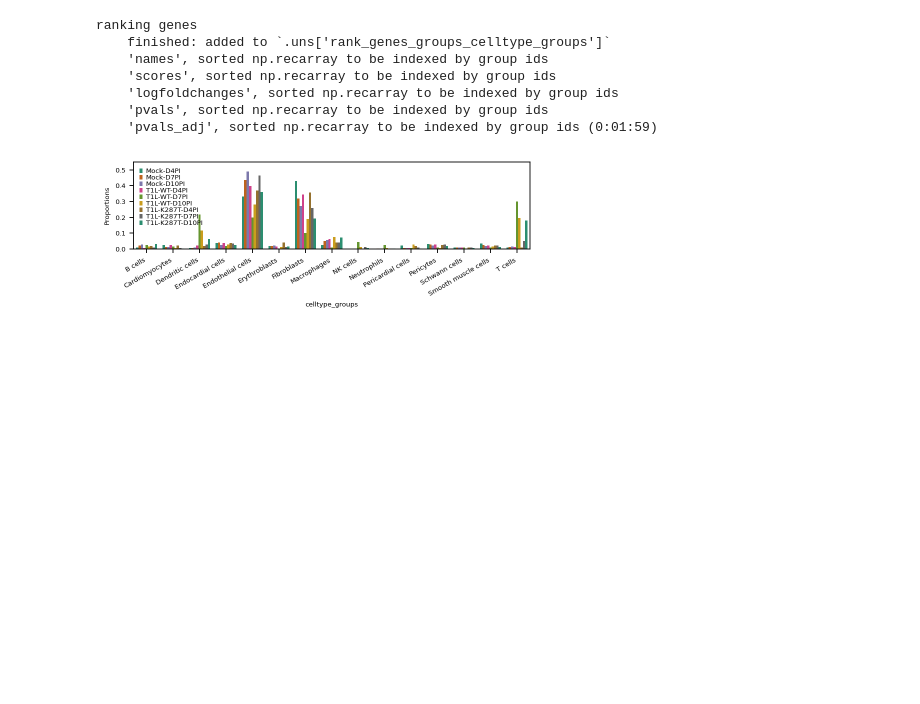
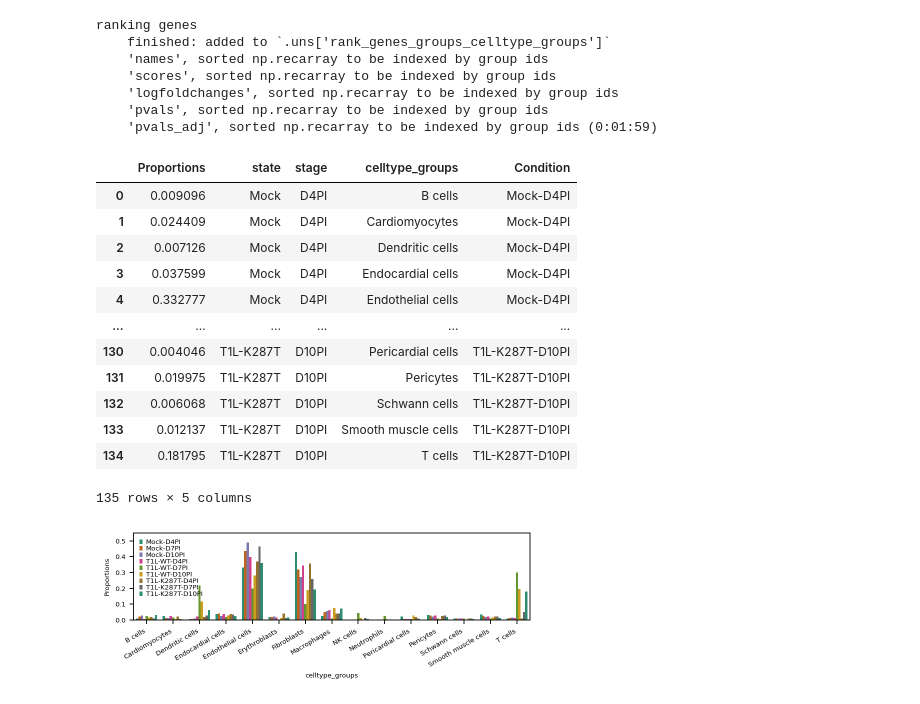
Before and after one commit to madhavmantri/reovirus_induced_myocarditis, a Jupyter notebook: notebooks/heart_scRNAseq_K287T.ipynb, the cells around one changed output. Drawn from its saved outputs; the diff is of its cells as text; code cells hidden in the pictures; blank space fills up the shorter version.

```diff
--- a/notebooks/heart_scRNAseq_K287T.ipynb
+++ b/notebooks/heart_scRNAseq_K287T.ipynb
@@ -429,3 +429,19 @@ counts = pd.DataFrame(counts.stack().astype("float"), columns=["Proportions"])
 counts = counts.join(counts.index.to_frame())
 counts.index = [i for i in range(counts.shape[0])]
 counts["Condition"] = counts.apply(lambda x:'%s-%s' % (x['state'],x['stage']),axis=1)
+# %%
+counts
+# %% [output]
+|  | Proportions | state | stage | celltype_groups | Condition |
+| 0 | 0.009096 | Mock | D4PI | B cells | Mock-D4PI |
+| 1 | 0.024409 | Mock | D4PI | Cardiomyocytes | Mock-D4PI |
+| 2 | 0.007126 | Mock | D4PI | Dendritic cells | Mock-D4PI |
+| 3 | 0.037599 | Mock | D4PI | Endocardial cells | Mock-D4PI |
+| 4 | 0.332777 | Mock | D4PI | Endothelial cells | Mock-D4PI |
+| ... | ... | ... | ... | ... | ... |
+| 130 | 0.004046 | T1L-K287T | D10PI | Pericardial cells | T1L-K287T-D10PI |
+| 131 | 0.019975 | T1L-K287T | D10PI | Pericytes | T1L-K287T-D10PI |
+| 132 | 0.006068 | T1L-K287T | D10PI | Schwann cells | T1L-K287T-D10PI |
+| 133 | 0.012137 | T1L-K287T | D10PI | Smooth muscle cells | T1L-K287T-D10PI |
+| 134 | 0.181795 | T1L-K287T | D10PI | T cells | T1L-K287T-D10PI |
+135 rows × 5 columns
```
Also changed, not shown: parts of 4 cells of this notebook, 12 other files.
